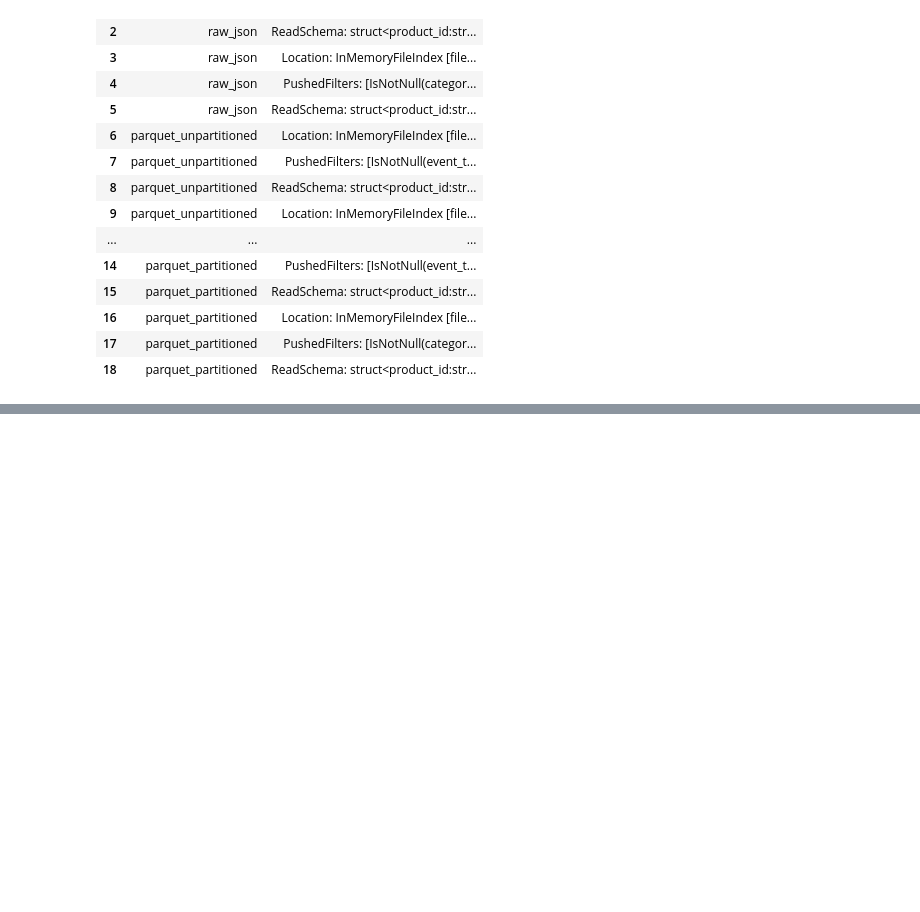
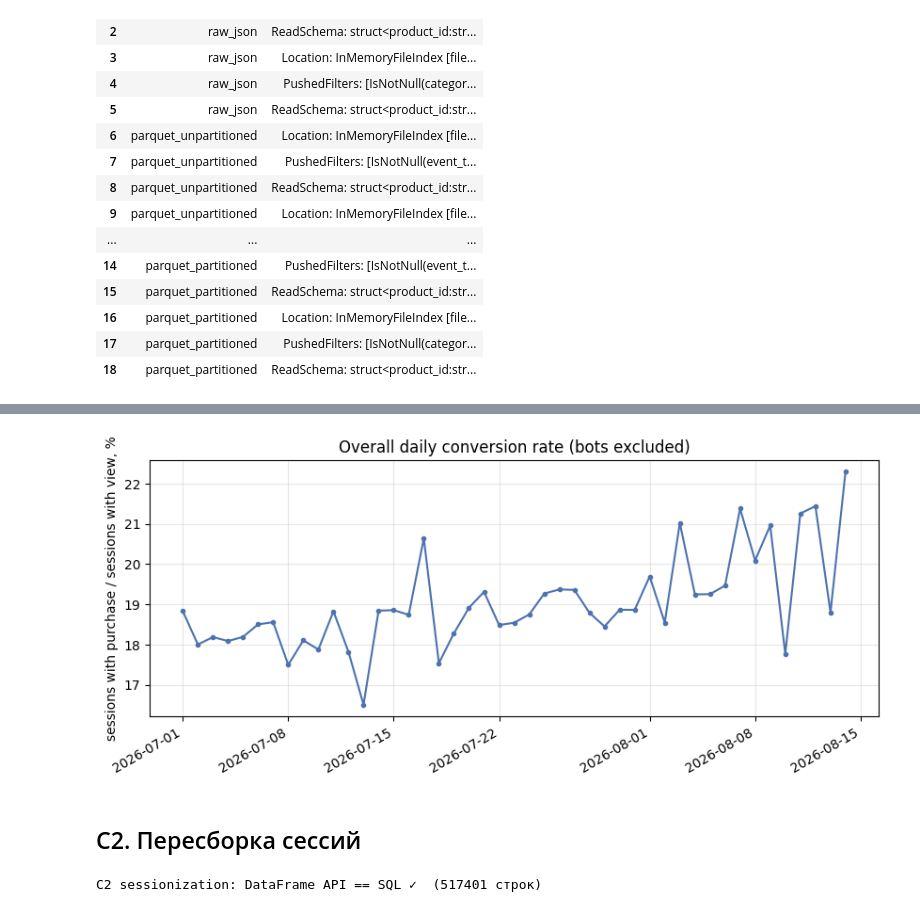
Before and after one commit to danaibaidullina/shopstream-spark, a Jupyter notebook: ibaidullina.ipynb, the cells around one changed output, grey strips where cells are left out. Cells and saved outputs as stored; diff of their text form; code cells hidden in the pictures; blank space fills up the shorter version.

Commit message:
Part C: funnel, sessionization, top products, DAU/WAU (API + SQL)

```diff
--- a/ibaidullina.ipynb
+++ b/ibaidullina.ipynb
@@ -628,0 +633,20 @@ pd.DataFrame(plan_lines)
+# %%
+# ===== Part C. Аналитика (без ботов) =====
+SILVER = PATHS["iii_balanced"]                 # партиционированный silver из A2
+silver_all = spark.read.parquet(SILVER)
+ev = silver_all.filter(~F.col("is_bot")).cache()
+ev.createOrReplaceTempView("ev")               # чтобы к таблице можно было обращаться из SQL
+print("событий без ботов:", ev.count())
+
+def assert_same(df_api, df_sql, name):
+    """Проверка: результаты DataFrame API и SQL совпадают строка в строку (в обе стороны).
+    Дробные числа округляем до 6 знаков: сумма дробей может отличаться в 15-м знаке
+    из-за порядка сложения, и это не ошибка."""
+    cols = sorted(df_api.columns)
+    def norm(df):
+        return df.select([F.round(c, 6).alias(c) if t == "double" else F.col(c)
+                          for c, t in df.select(cols).dtypes])
+    a, b = norm(df_api), norm(df_sql)
+    d1, d2 = a.exceptAll(b).count(), b.exceptAll(a).count()
+    assert d1 == 0 and d2 == 0, f"{name}: различий {d1} / {d2}"
+    print(f"{name}: DataFrame API == SQL ✓  ({a.count()} строк)")
@@ -628,0 +712,50 @@ pd.DataFrame(plan_lines)
+# %%
+# График: общая дневная конверсия (все устройства вместе)
+daily = funnel_pd.groupby("event_date")[["view_sessions", "cart_sessions", "purchase_sessions"]].sum()
+daily["view_to_purchase"] = daily["purchase_sessions"] / daily["view_sessions"]
+
+fig, ax = plt.subplots(figsize=(10, 4))
+ax.plot(daily.index, 100 * daily["view_to_purchase"], marker="o", markersize=3, color="#4C72B0")
+ax.set_ylabel("sessions with purchase / sessions with view, %")
+ax.set_title("Overall daily conversion rate (bots excluded)")
+ax.grid(alpha=0.3)
+fig.autofmt_xdate()
+plt.savefig(f"{RESULTS}/C1_daily_conversion.png", dpi=150, bbox_inches="tight")
+plt.show()
+# %% [output]
+[figure, added]
+# %% [markdown]
+## C2. Пересборка сессий
+# %%
+def c2_api(ev):
+    w = Window.partitionBy("user_id").orderBy("event_ts", "event_id")
+    return (ev.select("event_id", "user_id", "session_id", "event_ts")
+            .withColumn("prev_ts", F.lag("event_ts").over(w))
+            .withColumn("new_sess", F.when(F.col("prev_ts").isNull()
+                         | (F.col("event_ts").cast("long") - F.col("prev_ts").cast("long") > 1800), 1).otherwise(0))
+            .withColumn("sess_no", F.sum("new_sess").over(w.rowsBetween(Window.unboundedPreceding, 0)))
+            .withColumn("new_session_id", F.concat_ws("_", "user_id", F.col("sess_no").cast("string")))
+            .select("event_id", "user_id", "session_id", "event_ts", "new_session_id"))
+
+def c2_sql(ev):
+    ev.createOrReplaceTempView("ev")
+    return ev.sparkSession.sql("""
+        WITH g AS (
+            SELECT event_id, user_id, session_id, event_ts,
+                   LAG(event_ts) OVER (PARTITION BY user_id ORDER BY event_ts, event_id) AS prev_ts
+            FROM ev),
+        f AS (
+            SELECT *, CASE WHEN prev_ts IS NULL
+                             OR unix_timestamp(event_ts) - unix_timestamp(prev_ts) > 1800
+                           THEN 1 ELSE 0 END AS new_sess
+            FROM g)
+        SELECT event_id, user_id, session_id, event_ts,
+               concat_ws('_', user_id, CAST(SUM(new_sess) OVER (
+                   PARTITION BY user_id ORDER BY event_ts, event_id
+                   ROWS BETWEEN UNBOUNDED PRECEDING AND CURRENT ROW) AS STRING)) AS new_session_id
+        FROM f""")
+
+sessd = c2_api(ev).cache()
+assert_same(sessd, c2_sql(ev), "C2 sessionization")
+# %% [output]
+C2 sessionization: DataFrame API == SQL ✓  (517401 строк)
```
Also changed, not shown: parts of 12 cells of this notebook, 5 other files.
